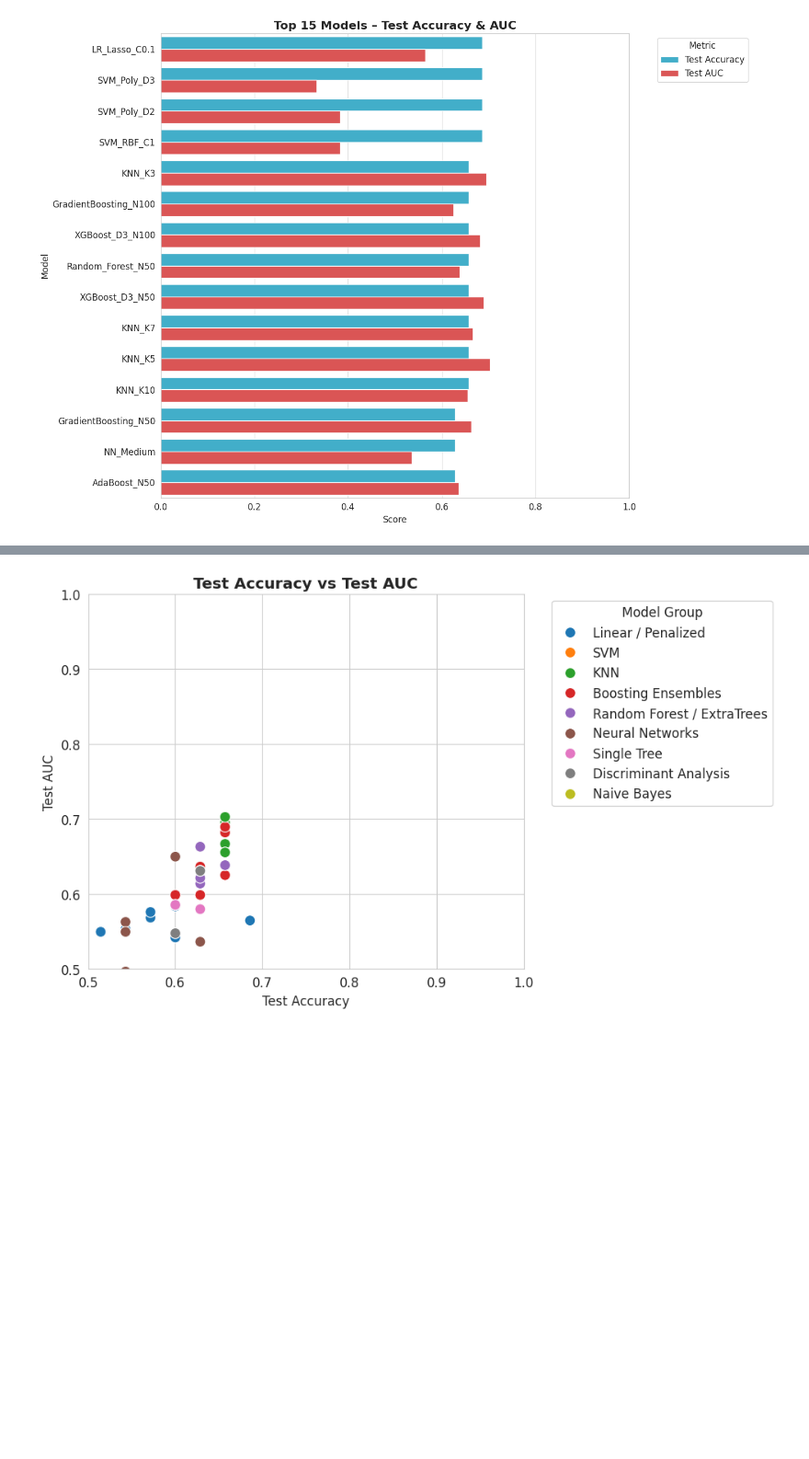
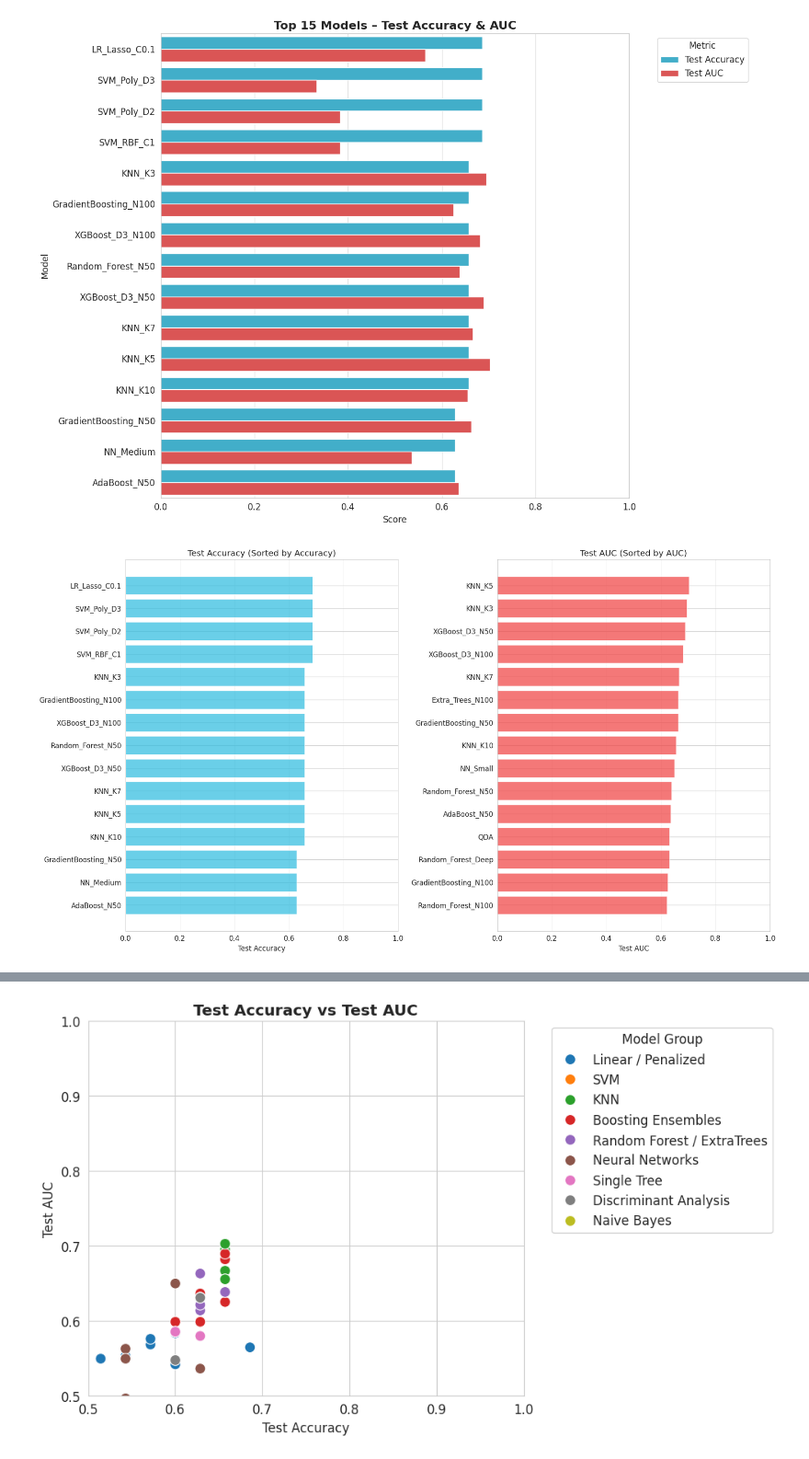
Before and after one commit to Spagestic/HKBU-Final-Year-Project, a Jupyter notebook: toxicity_9_colab.ipynb, the cells around one changed output, grey strips where cells are left out. Shown at 92% size. Saved outputs shown, nothing was run; the diff lists cells and outputs as text; code cells hidden in the pictures; blank space fills up the shorter version.

```diff
--- a/toxicity_9_colab.ipynb
+++ b/toxicity_9_colab.ipynb
@@ -568,6 +584,41 @@ def plot_top_models(results_df, n=15):
 plot_top_models(results_df, n=15)
 # %% [output]
 [figure]
+# %%
+def plot_cv_performance(results_df, n=15):
+    # Sort for first chart by test_acc, second by test_auc
+    top_n_acc = results_df.sort_values('test_acc', ascending=False).head(n).copy()
+    top_n_auc = results_df.sort_values('test_auc', ascending=False).head(n).copy()
+    fig, (ax1, ax2) = plt.subplots(1, 2, figsize=(18, 10))
+
+    # Reverse order so top models are at the top
+    top_n_acc = top_n_acc.iloc[::-1]
+    top_n_auc = top_n_auc.iloc[::-1]
+
+    ax1.barh(range(len(top_n_acc)), top_n_acc['test_acc'],
+             color='#2bbbdf', alpha=0.7)
+    ax1.set_yticks(range(len(top_n_acc)))
+    ax1.set_yticklabels(top_n_acc['model'])
+    ax1.set_xlabel('Test Accuracy')
+    ax1.set_title('Test Accuracy (Sorted by Accuracy)')
+    ax1.set_xlim(0, 1)
+    ax1.grid(axis='x', alpha=0.3)
+
+    ax2.barh(range(len(top_n_auc)), top_n_auc['test_auc'],
+             color='#f03f3f', alpha=0.7)
+    ax2.set_yticks(range(len(top_n_auc)))
+    ax2.set_yticklabels(top_n_auc['model'])
+    ax2.set_xlabel('Test AUC')
+    ax2.set_title('Test AUC (Sorted by AUC)')
+    ax2.set_xlim(0, 1)
+    ax2.grid(axis='x', alpha=0.3)
+
+    plt.tight_layout()
+    plt.show()
+
+plot_cv_performance(results_df, n=15)
+# %% [output]
+[figure, added]
 # %%
 def plot_grouped_boxplot(results_df, metric='test_acc'):
     fig, ax = plt.subplots(figsize=(12, 8))
```
Also changed, not shown: parts of 13 cells of this notebook.
